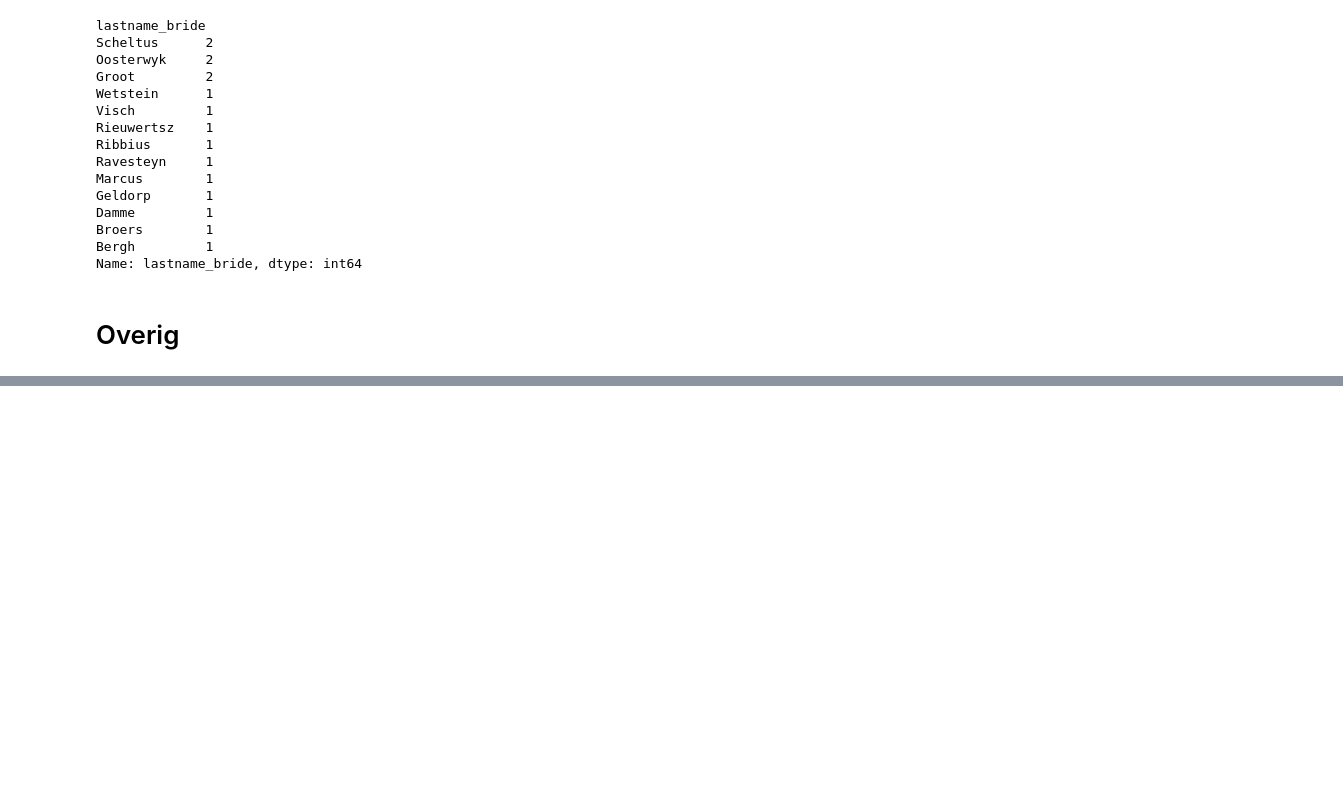
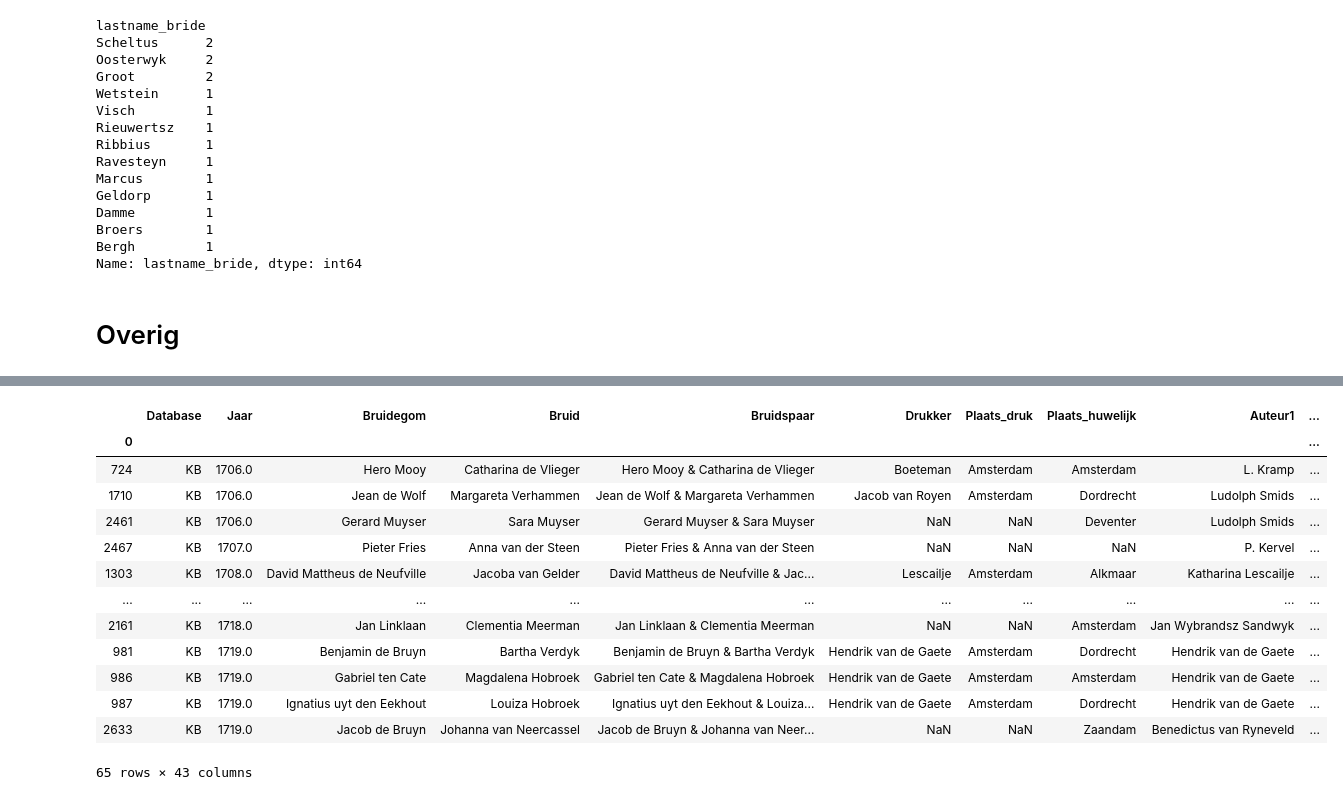
Before and after one commit to awlassche/netwerk-huwelijksgedichten, a Jupyter notebook: Notebooks_scripts/Data analysis 2.0.ipynb, the cells around one changed output, grey strips where cells are left out. Cells and saved outputs as stored; diff of their text form; code cells hidden in the pictures; blank space fills up the shorter version.

```diff
--- a/Notebooks_scripts/Data analysis 2.0.ipynb
+++ b/Notebooks_scripts/Data analysis 2.0.ipynb
@@ -523,0 +575,17 @@ plt.savefig('n_booklets_wedding.png', dpi=300)
+# %%
+df8
+# %% [output]
+|  | Database | Jaar | Bruidegom | Bruid | Bruidspaar | Drukker | Plaats_druk | Plaats_huwelijk | Auteur1 | ... |
+| 0 |  |  |  |  |  |  |  |  |  | ... |
+| 724 | KB | 1706.0 | Hero Mooy | Catharina de Vlieger | Hero Mooy & Catharina de Vlieger | Boeteman | Amsterdam | Amsterdam | L. Kramp | ... |
+| 1710 | KB | 1706.0 | Jean de Wolf | Margareta Verhammen | Jean de Wolf & Margareta Verhammen | Jacob van Royen | Amsterdam | Dordrecht | Ludolph Smids | ... |
+| 2461 | KB | 1706.0 | Gerard Muyser | Sara Muyser | Gerard Muyser & Sara Muyser | NaN | NaN | Deventer | Ludolph Smids | ... |
+| 2467 | KB | 1707.0 | Pieter Fries | Anna van der Steen | Pieter Fries & Anna van der Steen | NaN | NaN | NaN | P. Kervel | ... |
+| 1303 | KB | 1708.0 | David Mattheus de Neufville | Jacoba van Gelder | David Mattheus de Neufville & Jac... | Lescailje | Amsterdam | Alkmaar | Katharina Lescailje | ... |
+| ... | ... | ... | ... | ... | ... | ... | ... | ... | ... | ... |
+| 2161 | KB | 1718.0 | Jan Linklaan | Clementia Meerman | Jan Linklaan & Clementia Meerman | NaN | NaN | Amsterdam | Jan Wybrandsz Sandwyk | ... |
+| 981 | KB | 1719.0 | Benjamin de Bruyn | Bartha Verdyk | Benjamin de Bruyn & Bartha Verdyk | Hendrik van de Gaete | Amsterdam | Dordrecht | Hendrik van de Gaete | ... |
+| 986 | KB | 1719.0 | Gabriel ten Cate | Magdalena Hobroek | Gabriel ten Cate & Magdalena Hobroek | Hendrik van de Gaete | Amsterdam | Amsterdam | Hendrik van de Gaete | ... |
+| 987 | KB | 1719.0 | Ignatius uyt den Eekhout | Louiza Hobroek | Ignatius uyt den Eekhout & Louiza... | Hendrik van de Gaete | Amsterdam | Dordrecht | Hendrik van de Gaete | ... |
+| 2633 | KB | 1719.0 | Jacob de Bruyn | Johanna van Neercassel | Jacob de Bruyn & Johanna van Neer... | NaN | NaN | Zaandam | Benedictus van Ryneveld | ... |
+65 rows × 43 columns
```
Also changed, not shown: parts of 16 cells of this notebook, 4 other files.
